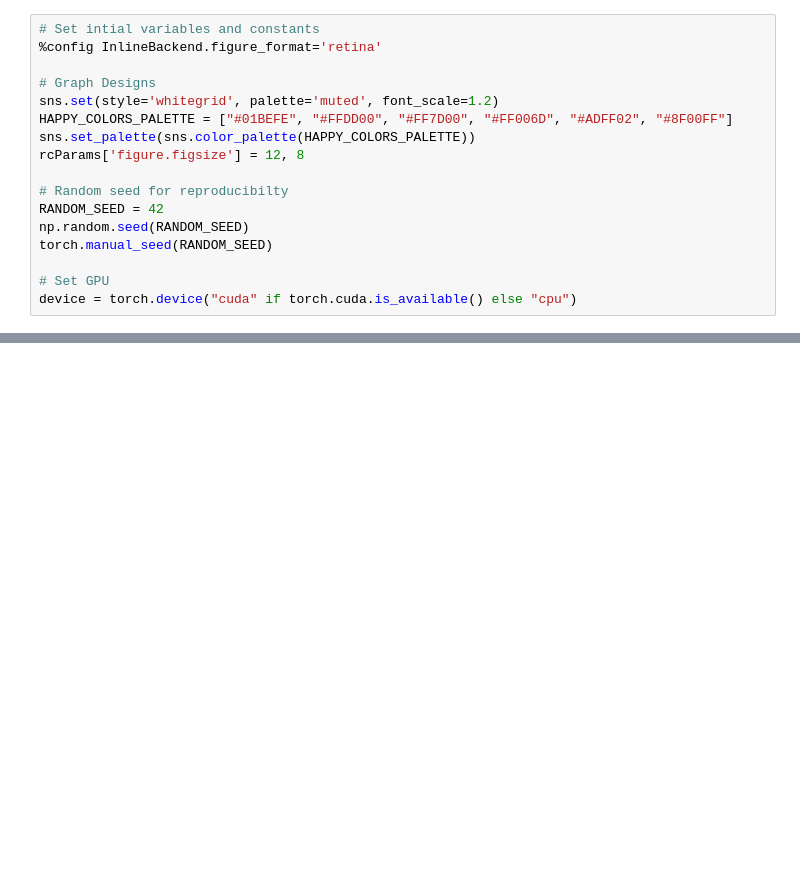
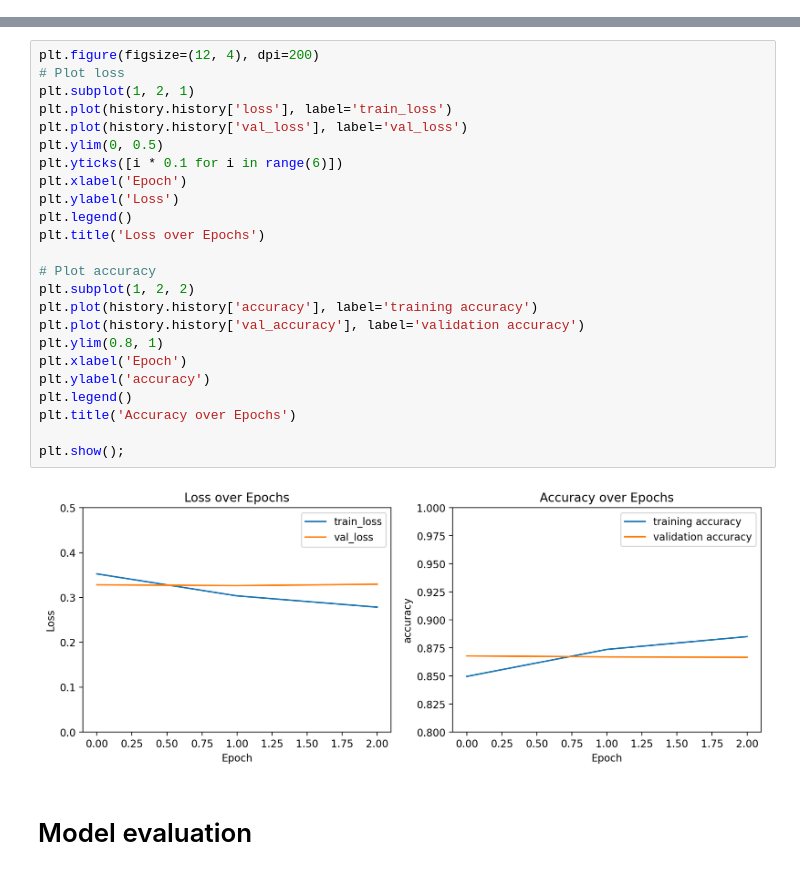
Before and after one commit to erikplol/FP-ML-17, a Jupyter notebook: bert-sentiment-analysis.ipynb, the cells around one changed output, grey strips where cells are left out. Drawn from its saved outputs; the diff is of its cells as text; blank space fills up the shorter version.

```diff
--- a/bert-sentiment-analysis.ipynb
+++ b/bert-sentiment-analysis.ipynb
@@ -50,17 +22,0 @@ warnings.filterwarnings('ignore')
-# %%
-# Set intial variables and constants
-%config InlineBackend.figure_format='retina'
-
-# Graph Designs
-sns.set(style='whitegrid', palette='muted', font_scale=1.2)
-HAPPY_COLORS_PALETTE = ["#01BEFE", "#FFDD00", "#FF7D00", "#FF006D", "#ADFF02", "#8F00FF"]
-sns.set_palette(sns.color_palette(HAPPY_COLORS_PALETTE))
-rcParams['figure.figsize'] = 12, 8
-
-# Random seed for reproducibilty
-RANDOM_SEED = 42
-np.random.seed(RANDOM_SEED)
-torch.manual_seed(RANDOM_SEED)
-
-# Set GPU
-device = torch.device("cuda" if torch.cuda.is_available() else "cpu")
@@ -537,0 +357,28 @@ Sentiment  : positive
+# %%
+plt.figure(figsize=(12, 4), dpi=200)
+# Plot loss
+plt.subplot(1, 2, 1)
+plt.plot(history.history['loss'], label='train_loss')
+plt.plot(history.history['val_loss'], label='val_loss')
+plt.ylim(0, 0.5)
+plt.yticks([i * 0.1 for i in range(6)])
+plt.xlabel('Epoch')
+plt.ylabel('Loss')
+plt.legend()
+plt.title('Loss over Epochs')
+
+# Plot accuracy
+plt.subplot(1, 2, 2)
+plt.plot(history.history['accuracy'], label='training accuracy')
+plt.plot(history.history['val_accuracy'], label='validation accuracy')
+plt.ylim(0.8, 1)
+plt.xlabel('Epoch')
+plt.ylabel('accuracy')
+plt.legend()
+plt.title('Accuracy over Epochs')
+
+plt.show();
+# %% [output]
+[figure, added]
+# %% [markdown]
+# Model evaluation
```
Also changed, not shown: parts of 89 cells of this notebook.
